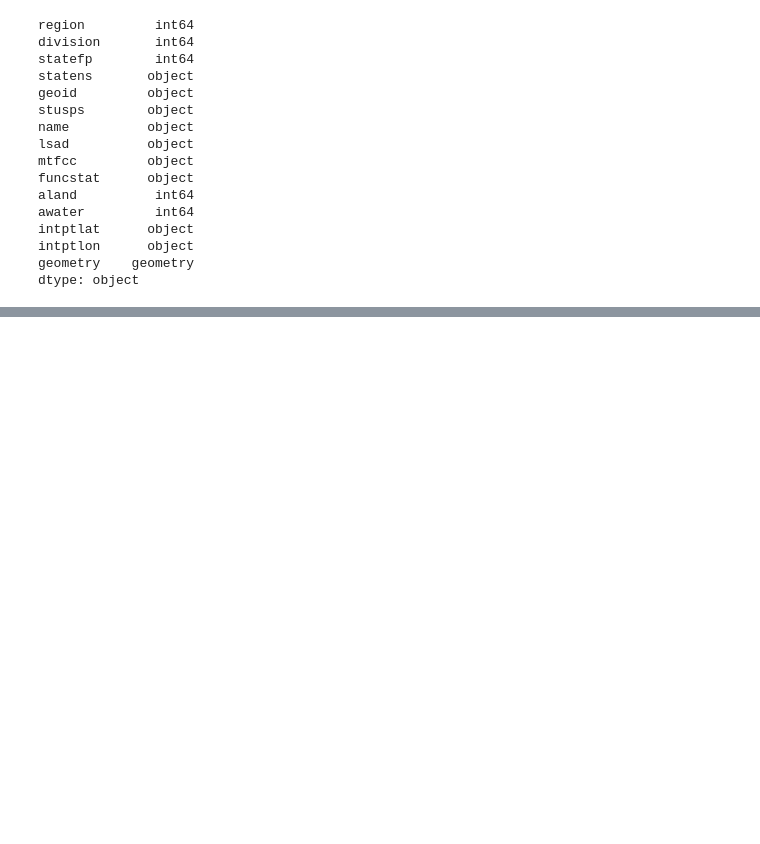
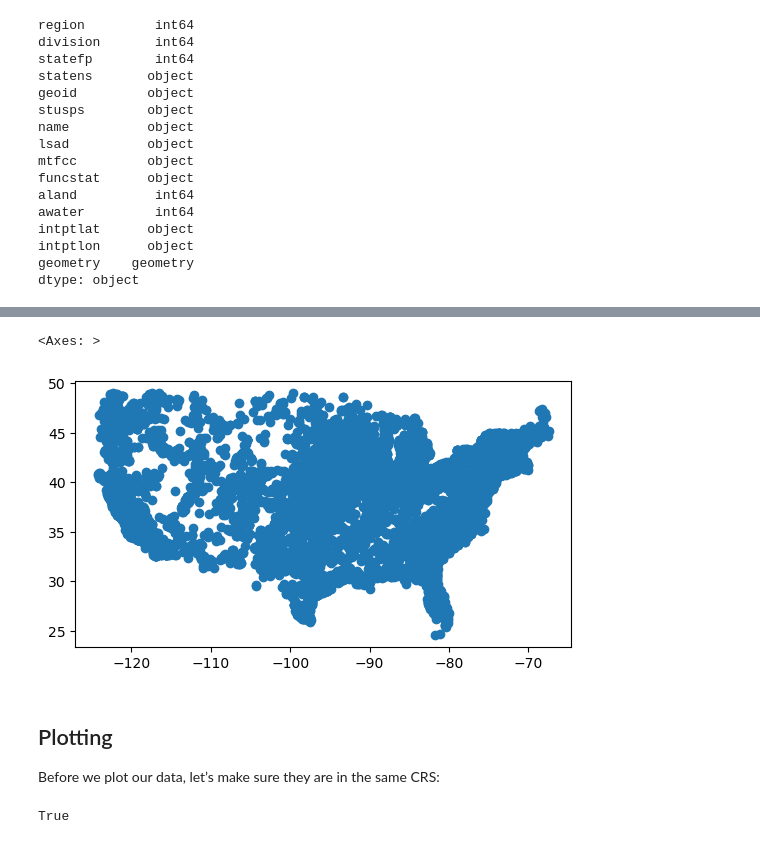
Before and after one commit to kylienewcomer/eds220-2025-in-class, a Jupyter notebook: week5-code-streamlining.ipynb, the cells around one changed output, grey strips where cells are left out. Drawn from its saved outputs; the diff is of its cells as text; code cells hidden in the pictures; blank space fills up the shorter version.

```diff
--- a/week5-code-streamlining.ipynb
+++ b/week5-code-streamlining.ipynb
@@ -204,0 +256,13 @@ dtype: object
+# %%
+contiguous_power_plant = power_plants[~power_plants.state.isin(["Alaska", "Hawaii", "Puerto Rico"])]
+contiguous_power_plant.plot()
+# %% [output]
+<Axes: >
+[figure, added]
+# %% [markdown]
+## Plotting
+Before we plot our data, let’s make sure they are in the same CRS:
+# %%
+contiguous.crs == power_plants.crs
+# %% [output]
+True
```
Also changed, not shown: parts of 23 cells of this notebook.
